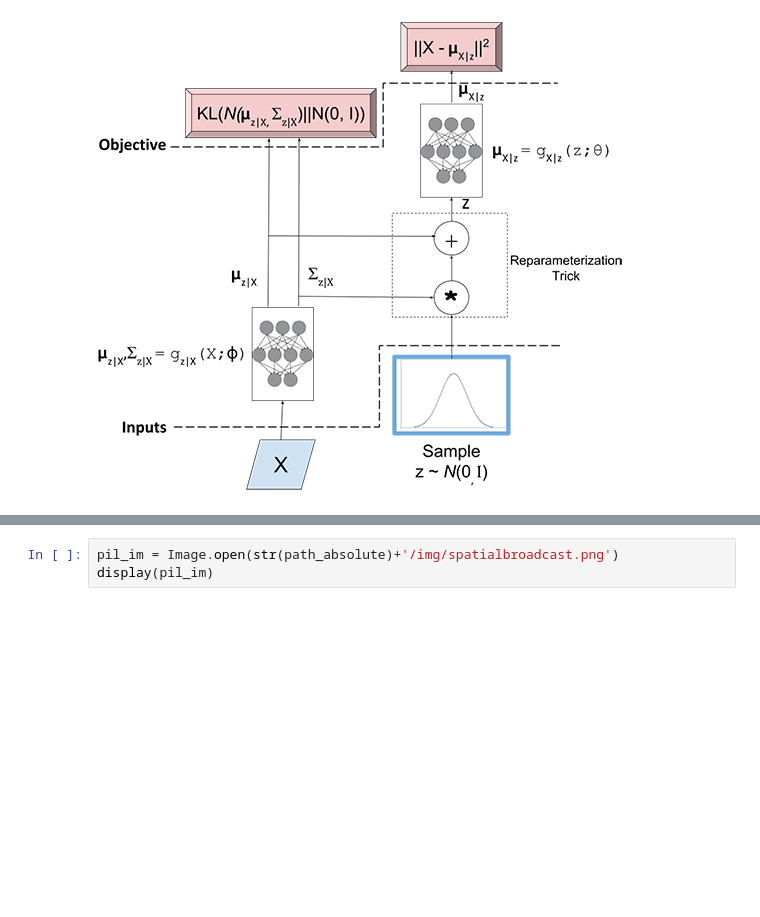
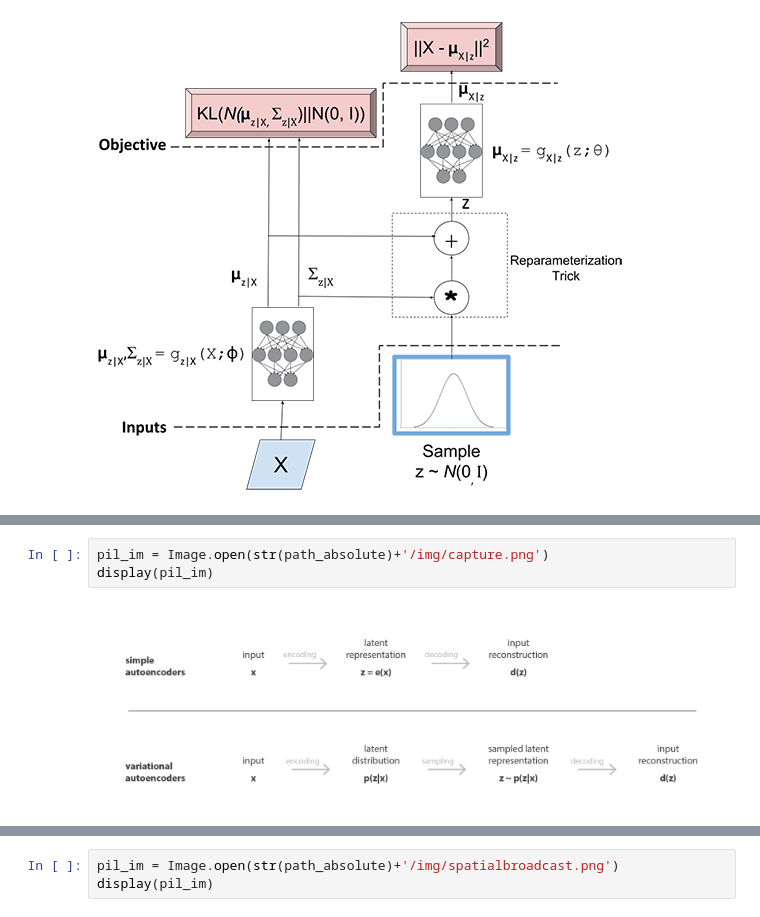
Before and after one commit to EmmaJouffroy/disentangled_vae, a Jupyter notebook: vae_viz.ipynb, the cells around one changed output, grey strips where cells are left out. Drawn from its saved outputs; the diff is of its cells as text; blank space fills up the shorter version.

```diff
--- a/vae_viz.ipynb
+++ b/vae_viz.ipynb
@@ -84,0 +81,5 @@ expliquer rapidement à quoi ça sert et comment on le fait
+# %%
+pil_im = Image.open(str(path_absolute)+'/img/capture.png')
+display(pil_im)
+# %% [output]
+[figure, added]
```
Also changed, not shown: parts of 11 cells of this notebook, 2 other files.
